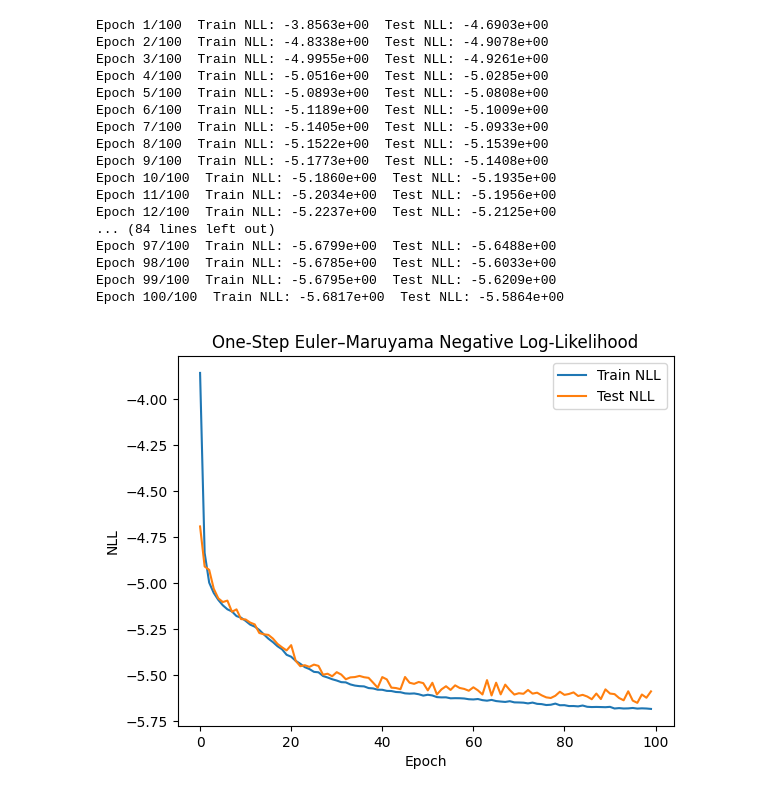
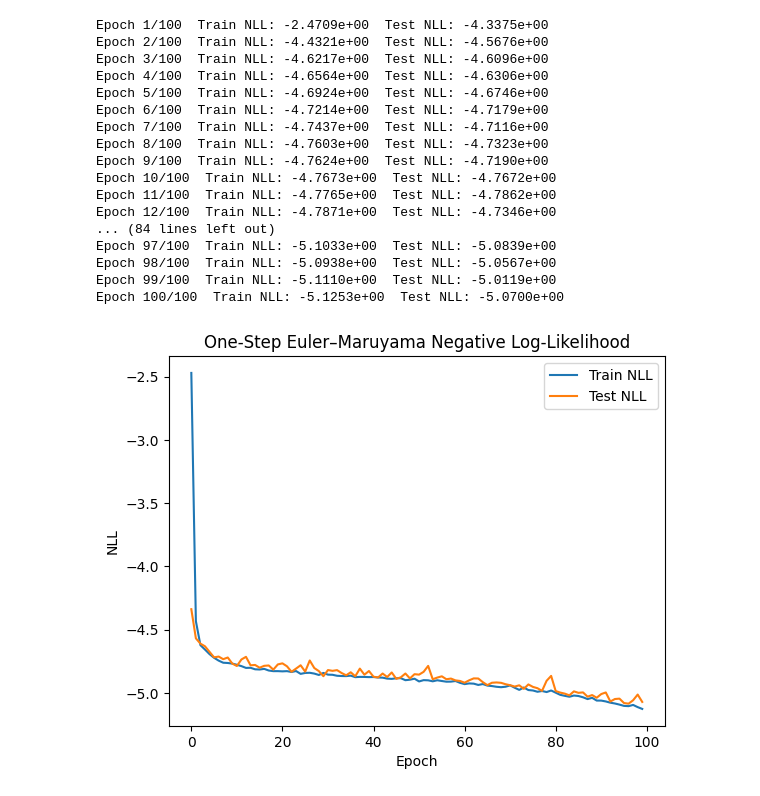
Before and after one commit to yungarjun/deribit-deep-learning, a Jupyter notebook: neural_sde.ipynb, the cells around one changed output. Saved outputs shown, nothing was run; the diff lists cells and outputs as text; code cells hidden in the pictures.

```diff
--- a/neural_sde.ipynb
+++ b/neural_sde.ipynb
@@ -11,6 +11,9 @@ import matplotlib.pyplot as plt
 surf = torch.load("btc_surfaces.pt")  # shape [T, N]
 T, N = surf.shape
 
+# Load dt tensor
+dt_tensor = torch.load('dt.pt')
+
 # 2) Train/Test split (80/20)
 split = int(T * 0.8)
 surf_train = surf[:split]
@@ -19,6 +22,15 @@ surf_test = surf[split:]
 device = "cuda" if torch.cuda.is_available() else "cpu"
 surf_train = surf_train.to(device)
 surf_test = surf_test.to(device)
+
+# align dt
+dt_train = dt_tensor[:split].to(device)
+dt_test = dt_tensor[split:].to(device)
+
+# Define dt pairs for each surface
+dt_train_pairs = dt_train[1:].view(-1, 1)
+dt_test_pairs = dt_test[1:].view(-1, 1)
+
 
 # 3) Define the neural SDE on R^N
 class SurfaceSDE(torchsde.SDEIto):
@@ -49,8 +61,8 @@ model = SurfaceSDE(N).to(device)
 # 4) Training setup
 optimizer = optim.Adam(model.parameters(), lr=1e-3)
 n_epochs = 100
-batch_size = 32
-dt = 1.0  # assume unit time-step
+batch_size = 120
+
 
 train_losses = []
 test_losses = []
@@ -69,6 +81,8 @@ for epoch in range(n_epochs):
         diff = model.g(0, y0)      # [batch_size, N]
         # Compute increments
         dy = y1 - y0
+        dt = dt_train_pairs[idx]   # [batch_size, 1]
+
         var = (diff ** 2) * dt + 1e-6  # variance per coordinate
         # Negative log-likelihood per coordinate
         nll = 0.5 * ((dy - drift * dt)**2 / var + torch.log(2 * math.pi * var))
@@ -76,53 +90,55 @@ for epoch in range(n_epochs):
 
         optimizer.zero_grad()
         loss.backward()
+        torch.nn.utils.clip_grad_norm_(model.parameters(), max_norm=1.0)
         optimizer.step()
 
         epoch_loss += loss.item() * y0.size(0)
 
     train_loss = epoch_loss / (split - 1)
     train_losses.append(train_loss)
 
     # 6) Evaluate on test one-step
     model.eval()
     with torch.no_grad():
         y0_test = surf_test[:-1]
         y1_test = surf_test[1:]
+        dt = dt_test_pairs
         drift_t = model.f(0, y0_test)
         diff_t = model.g(0, y0_test)
         dy_t = y1_test - y0_test
         var_t = (diff_t ** 2) * dt + 1e-6
         nll_t = 0.5 * ((dy_t - drift_t * dt)**2 / var_t + torch.log(2 * math.pi * var_t))
         test_loss = nll_t.mean().item()
         test_losses.append(test_loss)
 
     print(f"Epoch {epoch+1}/{n_epochs}  Train NLL: {train_loss:.4e}  Test NLL: {test_loss:.4e}")
 
 # 7) Plot training and test NLL curves
 plt.figure()
 plt.plot(train_losses, label="Train NLL")
 plt.plot(test_losses, label="Test NLL")
 plt.title("One-Step Euler–Maruyama Negative Log-Likelihood")
 plt.xlabel("Epoch")
 plt.ylabel("NLL")
 plt.legend()
 plt.show()
 # %% [output]
-Epoch 1/100  Train NLL: -3.8563e+00  Test NLL: -4.6903e+00
-Epoch 2/100  Train NLL: -4.8338e+00  Test NLL: -4.9078e+00
-Epoch 3/100  Train NLL: -4.9955e+00  Test NLL: -4.9261e+00
-Epoch 4/100  Train NLL: -5.0516e+00  Test NLL: -5.0285e+00
-Epoch 5/100  Train NLL: -5.0893e+00  Test NLL: -5.0808e+00
-Epoch 6/100  Train NLL: -5.1189e+00  Test NLL: -5.1009e+00
-Epoch 7/100  Train NLL: -5.1405e+00  Test NLL: -5.0933e+00
-Epoch 8/100  Train NLL: -5.1522e+00  Test NLL: -5.1539e+00
-Epoch 9/100  Train NLL: -5.1773e+00  Test NLL: -5.1408e+00
-Epoch 10/100  Train NLL: -5.1860e+00  Test NLL: -5.1935e+00
-Epoch 11/100  Train NLL: -5.2034e+00  Test NLL: -5.1956e+00
-Epoch 12/100  Train NLL: -5.2237e+00  Test NLL: -5.2125e+00
+Epoch 1/100  Train NLL: -2.4709e+00  Test NLL: -4.3375e+00
+Epoch 2/100  Train NLL: -4.4321e+00  Test NLL: -4.5676e+00
+Epoch 3/100  Train NLL: -4.6217e+00  Test NLL: -4.6096e+00
+Epoch 4/100  Train NLL: -4.6564e+00  Test NLL: -4.6306e+00
+Epoch 5/100  Train NLL: -4.6924e+00  Test NLL: -4.6746e+00
+Epoch 6/100  Train NLL: -4.7214e+00  Test NLL: -4.7179e+00
+Epoch 7/100  Train NLL: -4.7437e+00  Test NLL: -4.7116e+00
+Epoch 8/100  Train NLL: -4.7603e+00  Test NLL: -4.7323e+00
+Epoch 9/100  Train NLL: -4.7624e+00  Test NLL: -4.7190e+00
+Epoch 10/100  Train NLL: -4.7673e+00  Test NLL: -4.7672e+00
+Epoch 11/100  Train NLL: -4.7765e+00  Test NLL: -4.7862e+00
+Epoch 12/100  Train NLL: -4.7871e+00  Test NLL: -4.7346e+00
 ... (84 lines left out)
-Epoch 97/100  Train NLL: -5.6799e+00  Test NLL: -5.6488e+00
-Epoch 98/100  Train NLL: -5.6785e+00  Test NLL: -5.6033e+00
-Epoch 99/100  Train NLL: -5.6795e+00  Test NLL: -5.6209e+00
-Epoch 100/100  Train NLL: -5.6817e+00  Test NLL: -5.5864e+00
+Epoch 97/100  Train NLL: -5.1033e+00  Test NLL: -5.0839e+00
+Epoch 98/100  Train NLL: -5.0938e+00  Test NLL: -5.0567e+00
+Epoch 99/100  Train NLL: -5.1110e+00  Test NLL: -5.0119e+00
+Epoch 100/100  Train NLL: -5.1253e+00  Test NLL: -5.0700e+00
-[figure, old version]
+[figure, new version]
```
Also changed, not shown: 3 other files.
